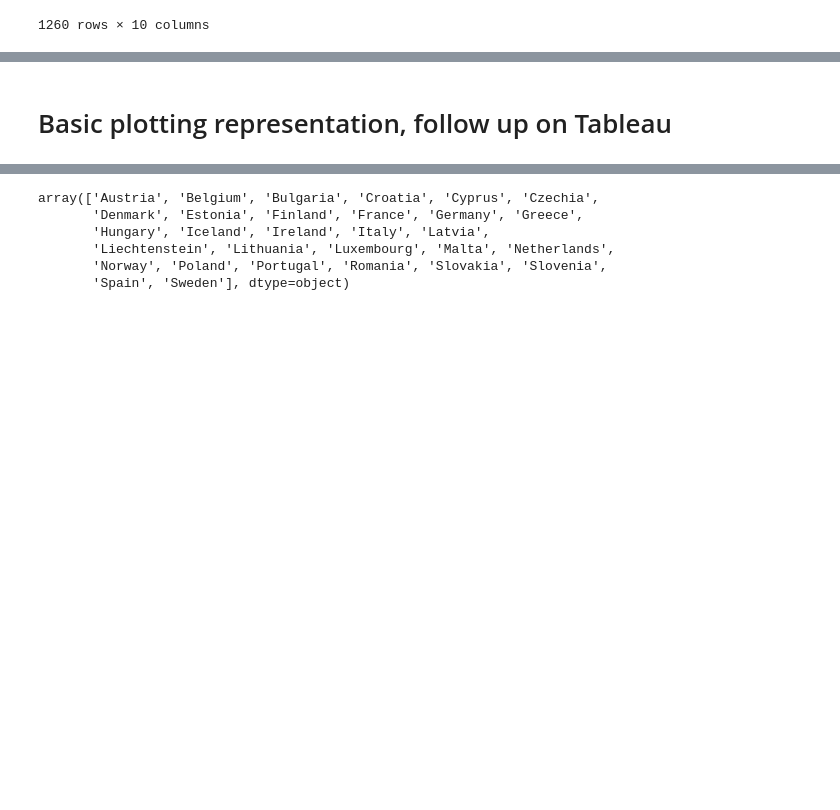
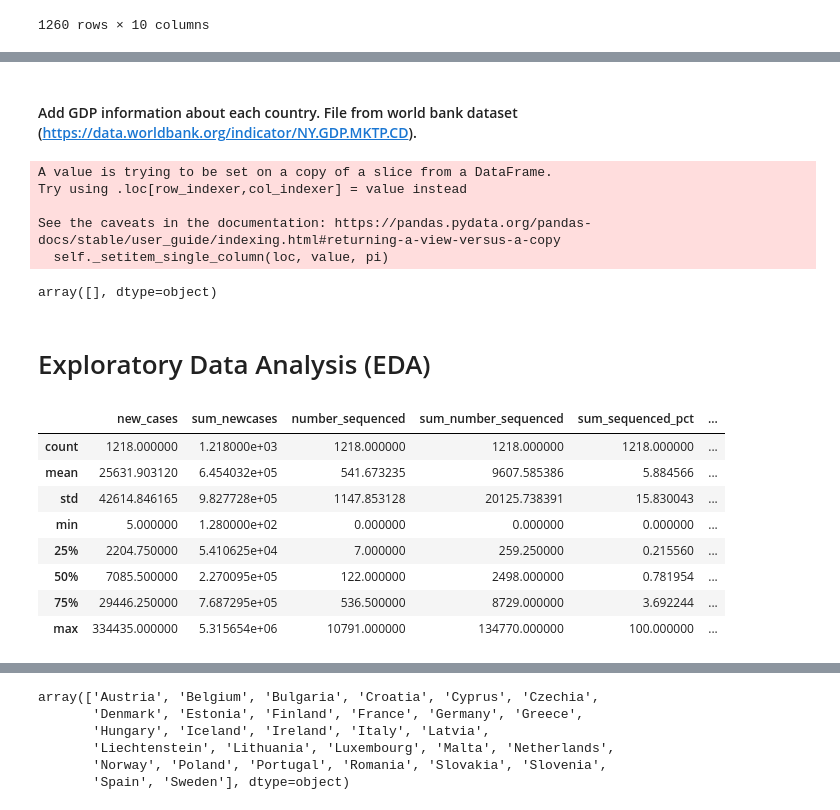
Before and after one commit to AdrienOliva/DS_Exercice, a Jupyter notebook: COVID_World.ipynb, the cells around one changed output, grey strips where cells are left out. Drawn from its saved outputs; the diff is of its cells as text; code cells hidden in the pictures; blank space fills up the shorter version.

```diff
--- a/COVID_World.ipynb
+++ b/COVID_World.ipynb
@@ -167,0 +191,2 @@ df_sum.to_csv('Covid_Clean_DS.csv', index = False)
+# %% [markdown]
+#### Add GDP information about each country. File from world bank dataset (https://data.worldbank.org/indicator/NY.GDP.MKTP.CD).
@@ -168,2 +196,31 @@ df_sum.to_csv('Covid_Clean_DS.csv', index = False)
+# %%
+#I didn't digged to have the latest GDP value. The most recent ones in the current downloaded data is from 2016.
+pib_2016 = pib[pib['year']==2016]
+#Clean the countries name for merging.
+pib_2016.loc[pib_2016.country == "Czech Republic",'country']='Czechia'
+pib_2016.loc[(pib_2016.country == "Slovak Republic"),'country']='Slovakia'
+# %% [output]
+A value is trying to be set on a copy of a slice from a DataFrame.
+Try using .loc[row_indexer,col_indexer] = value instead
+
+See the caveats in the documentation: https://pandas.pydata.org/pandas-docs/stable/user_guide/indexing.html#returning-a-view-versus-a-copy
+  self._setitem_single_column(loc, value, pi)
+# %%
+df_final = pd.merge(left=df_pop, right=pib_2016, left_on=['country'], right_on=['country'], how='left')
+df_final.loc[df_final.GDP.isnull()].country.unique()
+# %% [output]
+array([], dtype=object)
 # %% [markdown]
-# Basic plotting representation, follow up on Tableau
+# Exploratory Data Analysis (EDA)
+# %%
+df_final.describe()
+# %% [output]
+|  | new_cases | sum_newcases | number_sequenced | sum_number_sequenced | sum_sequenced_pct | ... |
+| count | 1218.000000 | 1.218000e+03 | 1218.000000 | 1218.000000 | 1218.000000 | ... |
+| mean | 25631.903120 | 6.454032e+05 | 541.673235 | 9607.585386 | 5.884566 | ... |
+| std | 42614.846165 | 9.827728e+05 | 1147.853128 | 20125.738391 | 15.830043 | ... |
+| min | 5.000000 | 1.280000e+02 | 0.000000 | 0.000000 | 0.000000 | ... |
+| 25% | 2204.750000 | 5.410625e+04 | 7.000000 | 259.250000 | 0.215560 | ... |
+| 50% | 7085.500000 | 2.270095e+05 | 122.000000 | 2498.000000 | 0.781954 | ... |
+| 75% | 29446.250000 | 7.687295e+05 | 536.500000 | 8729.000000 | 3.692244 | ... |
+| max | 334435.000000 | 5.315654e+06 | 10791.000000 | 134770.000000 | 100.000000 | ... |
```
Also changed, not shown: parts of 39 cells of this notebook, 3 other files.
